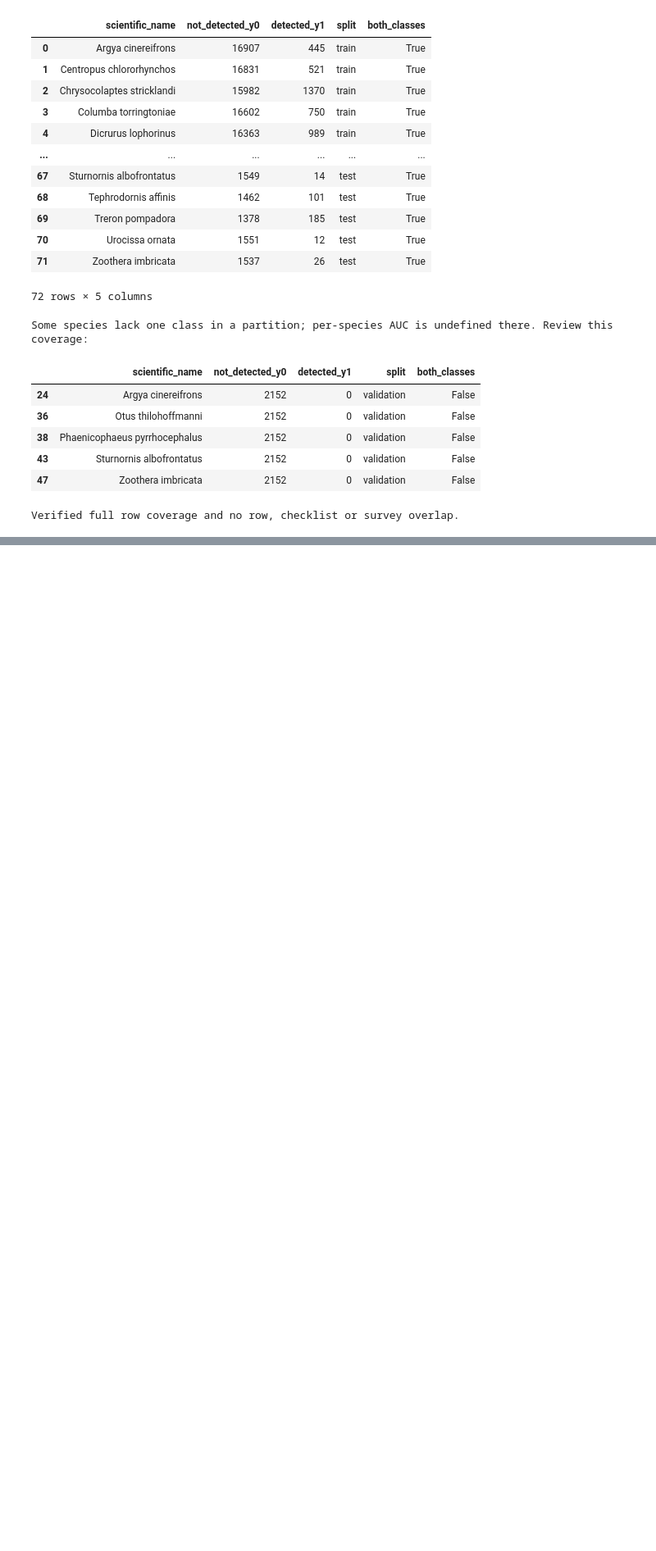
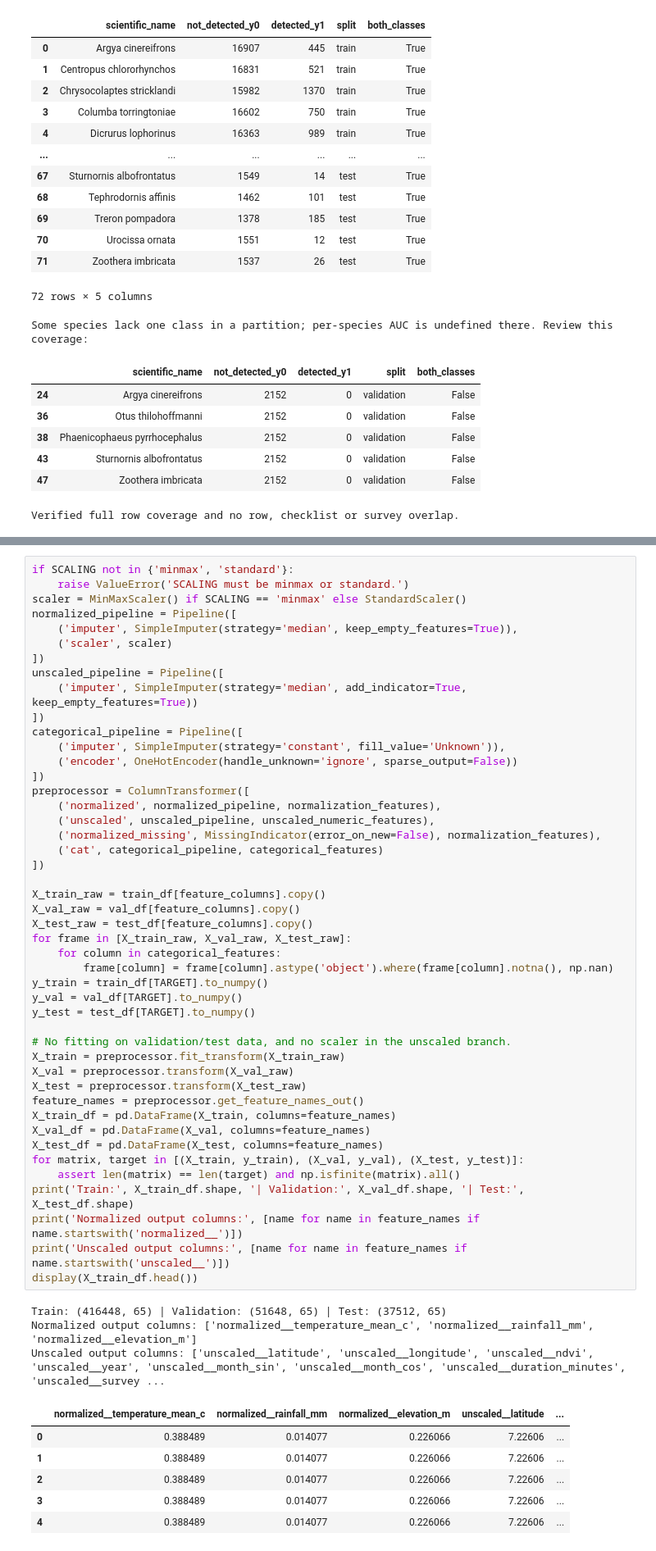
Before and after one commit to Sajiththiya/J26-IT-359, a Jupyter notebook: components/occurrence_prediction/Notebooks/02_Normalization_Train_Test_Split.ipynb, the cells around one changed output, grey strips where cells are left out. Shown at 82% size. Cells and saved outputs as stored; diff of their text form; blank space fills up the shorter version.

```diff
--- a/components/occurrence_prediction/Notebooks/02_Normalization_Train_Test_Split.ipynb
+++ b/components/occurrence_prediction/Notebooks/02_Normalization_Train_Test_Split.ipynb
@@ -365,0 +376,56 @@ Verified full row coverage and no row, checklist or survey overlap.
+# %%
+if SCALING not in {'minmax', 'standard'}:
+    raise ValueError('SCALING must be minmax or standard.')
+scaler = MinMaxScaler() if SCALING == 'minmax' else StandardScaler()
+normalized_pipeline = Pipeline([
+    ('imputer', SimpleImputer(strategy='median', keep_empty_features=True)),
+    ('scaler', scaler)
+])
+unscaled_pipeline = Pipeline([
+    ('imputer', SimpleImputer(strategy='median', add_indicator=True, keep_empty_features=True))
+])
+categorical_pipeline = Pipeline([
+    ('imputer', SimpleImputer(strategy='constant', fill_value='Unknown')),
+    ('encoder', OneHotEncoder(handle_unknown='ignore', sparse_output=False))
+])
+preprocessor = ColumnTransformer([
+    ('normalized', normalized_pipeline, normalization_features),
+    ('unscaled', unscaled_pipeline, unscaled_numeric_features),
+    ('normalized_missing', MissingIndicator(error_on_new=False), normalization_features),
+    ('cat', categorical_pipeline, categorical_features)
+])
+
+X_train_raw = train_df[feature_columns].copy()
+X_val_raw = val_df[feature_columns].copy()
+X_test_raw = test_df[feature_columns].copy()
+for frame in [X_train_raw, X_val_raw, X_test_raw]:
+    for column in categorical_features:
+        frame[column] = frame[column].astype('object').where(frame[column].notna(), np.nan)
+y_train = train_df[TARGET].to_numpy()
+y_val = val_df[TARGET].to_numpy()
+y_test = test_df[TARGET].to_numpy()
+
+# No fitting on validation/test data, and no scaler in the unscaled branch.
+X_train = preprocessor.fit_transform(X_train_raw)
+X_val = preprocessor.transform(X_val_raw)
+X_test = preprocessor.transform(X_test_raw)
+feature_names = preprocessor.get_feature_names_out()
+X_train_df = pd.DataFrame(X_train, columns=feature_names)
+X_val_df = pd.DataFrame(X_val, columns=feature_names)
+X_test_df = pd.DataFrame(X_test, columns=feature_names)
+for matrix, target in [(X_train, y_train), (X_val, y_val), (X_test, y_test)]:
+    assert len(matrix) == len(target) and np.isfinite(matrix).all()
+print('Train:', X_train_df.shape, '| Validation:', X_val_df.shape, '| Test:', X_test_df.shape)
+print('Normalized output columns:', [name for name in feature_names if name.startswith('normalized__')])
+print('Unscaled output columns:', [name for name in feature_names if name.startswith('unscaled__')])
+display(X_train_df.head())
+# %% [output]
+Train: (416448, 65) | Validation: (51648, 65) | Test: (37512, 65)
+Normalized output columns: ['normalized__temperature_mean_c', 'normalized__rainfall_mm', 'normalized__elevation_m']
+Unscaled output columns: ['unscaled__latitude', 'unscaled__longitude', 'unscaled__ndvi', 'unscaled__year', 'unscaled__month_sin', 'unscaled__month_cos', 'unscaled__duration_minutes', 'unscaled__survey ...
+|  | normalized__temperature_mean_c | normalized__rainfall_mm | normalized__elevation_m | unscaled__latitude | ... |
+| 0 | 0.388489 | 0.014077 | 0.226066 | 7.22606 | ... |
+| 1 | 0.388489 | 0.014077 | 0.226066 | 7.22606 | ... |
+| 2 | 0.388489 | 0.014077 | 0.226066 | 7.22606 | ... |
+| 3 | 0.388489 | 0.014077 | 0.226066 | 7.22606 | ... |
+| 4 | 0.388489 | 0.014077 | 0.226066 | 7.22606 | ... |
```
Also changed, not shown: parts of 9 cells of this notebook.
